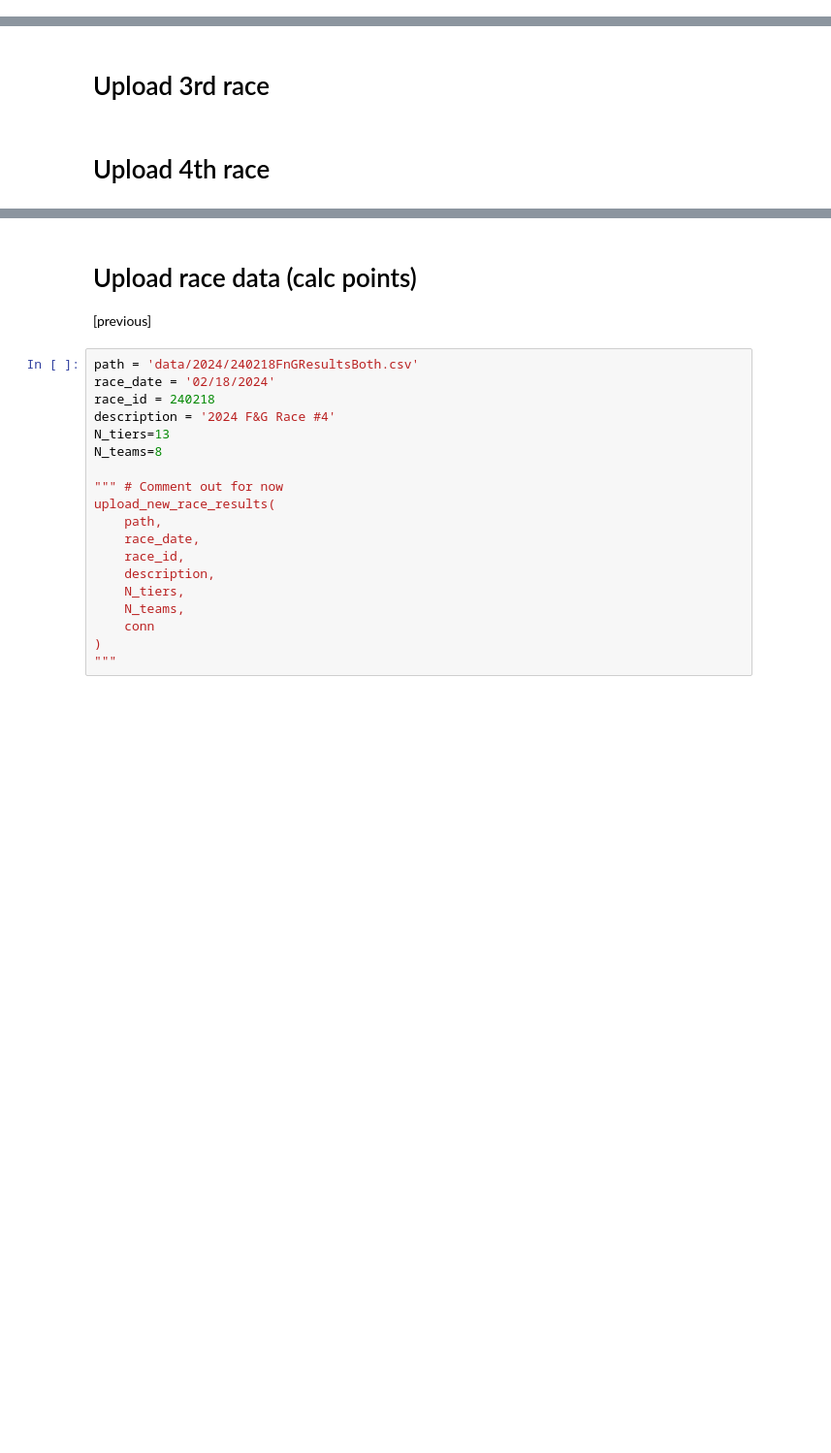
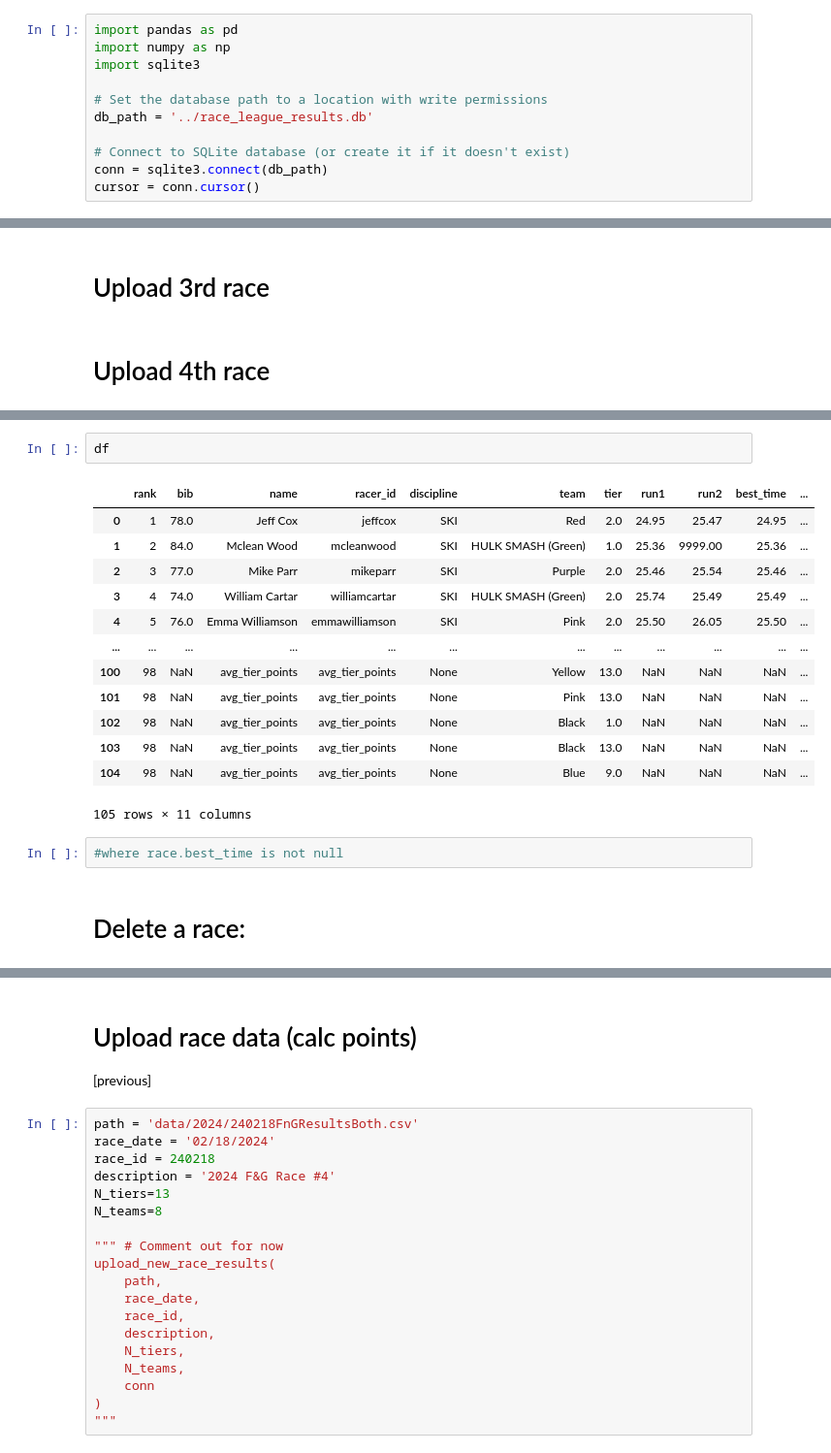
Before and after one commit to Cartar/alpine-fng.github.io, a Jupyter notebook: data/UploadResults.ipynb, the cells around one changed output, grey strips where cells are left out. Shown at 97% size. Cells and saved outputs as stored; diff of their text form; blank space fills up the shorter version.

Commit message:
fix bugs and upload second race results

```diff
--- a/data/UploadResults.ipynb
+++ b/data/UploadResults.ipynb
@@ -72,0 +75,11 @@ df_load[RACE_RESULT_COL_ORDER].head(2)
+# %%
+import pandas as pd
+import numpy as np
+import sqlite3
+
+# Set the database path to a location with write permissions
+db_path = '../race_league_results.db'
+
+# Connect to SQLite database (or create it if it doesn't exist)
+conn = sqlite3.connect(db_path)
+cursor = conn.cursor()
@@ -200,0 +407,20 @@ upload_results(results, race_id, race_date, description, conn)
+# %%
+df
+# %% [output]
+|  | rank | bib | name | racer_id | discipline | team | tier | run1 | run2 | best_time | ... |
+| 0 | 1 | 78.0 | Jeff Cox | jeffcox | SKI | Red | 2.0 | 24.95 | 25.47 | 24.95 | ... |
+| 1 | 2 | 84.0 | Mclean Wood | mcleanwood | SKI | HULK SMASH (Green) | 1.0 | 25.36 | 9999.00 | 25.36 | ... |
+| 2 | 3 | 77.0 | Mike Parr | mikeparr | SKI | Purple | 2.0 | 25.46 | 25.54 | 25.46 | ... |
+| 3 | 4 | 74.0 | William Cartar | williamcartar | SKI | HULK SMASH (Green) | 2.0 | 25.74 | 25.49 | 25.49 | ... |
+| 4 | 5 | 76.0 | Emma Williamson | emmawilliamson | SKI | Pink | 2.0 | 25.50 | 26.05 | 25.50 | ... |
+| ... | ... | ... | ... | ... | ... | ... | ... | ... | ... | ... | ... |
+| 100 | 98 | NaN | avg_tier_points | avg_tier_points | None | Yellow | 13.0 | NaN | NaN | NaN | ... |
+| 101 | 98 | NaN | avg_tier_points | avg_tier_points | None | Pink | 13.0 | NaN | NaN | NaN | ... |
+| 102 | 98 | NaN | avg_tier_points | avg_tier_points | None | Black | 1.0 | NaN | NaN | NaN | ... |
+| 103 | 98 | NaN | avg_tier_points | avg_tier_points | None | Black | 13.0 | NaN | NaN | NaN | ... |
+| 104 | 98 | NaN | avg_tier_points | avg_tier_points | None | Blue | 9.0 | NaN | NaN | NaN | ... |
+105 rows × 11 columns
+# %%
+#where race.best_time is not null
+# %% [markdown]
+# Delete a race:
```
Also changed, not shown: parts of 25 cells of this notebook, 13 other files.
